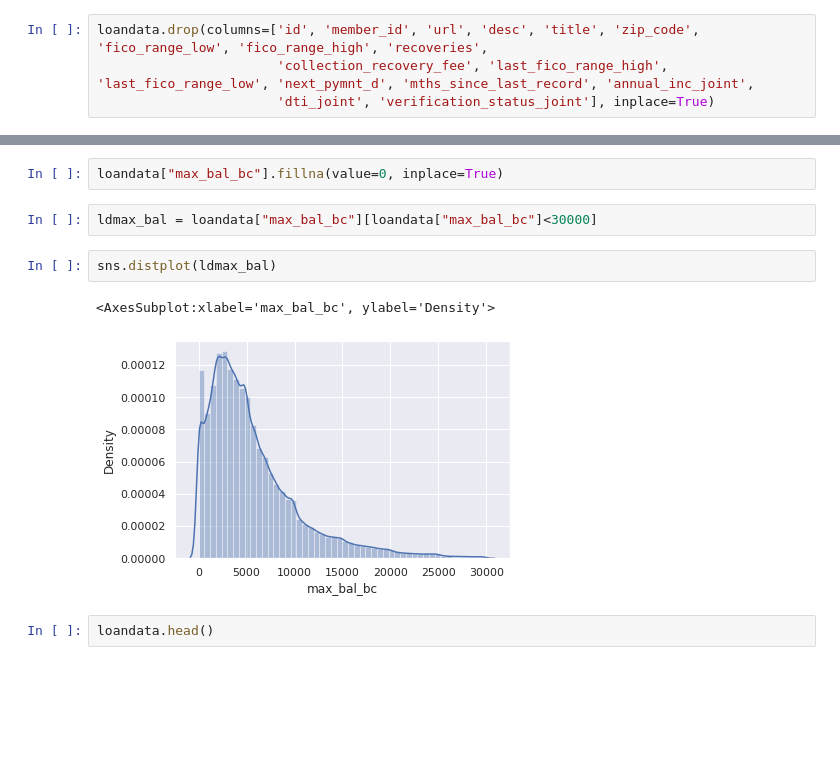
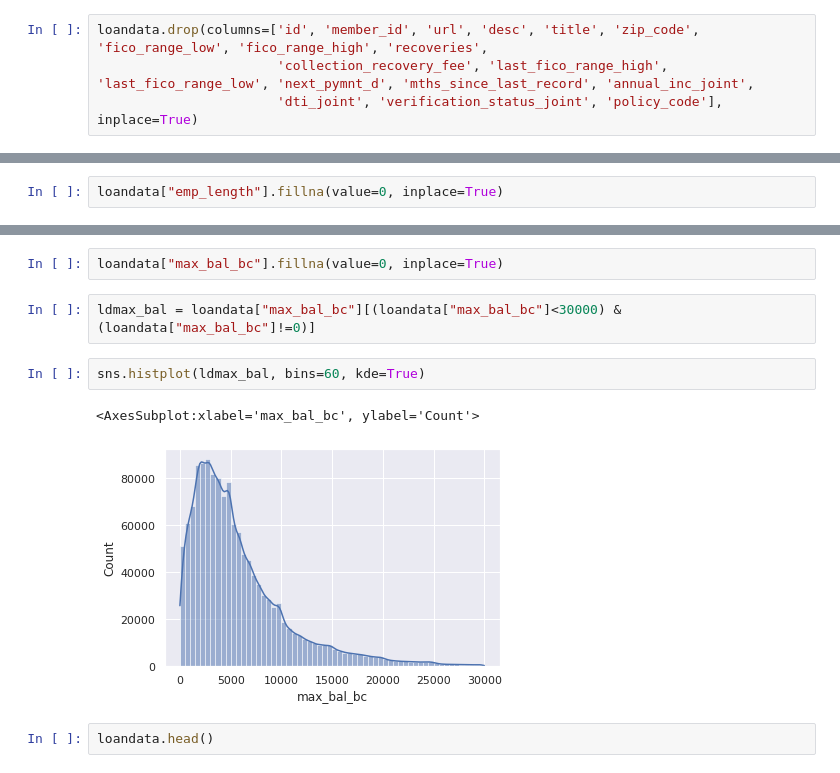
Before and after one commit to anshulsinghgehlot/CreditRiskModel_lendingclub, a Jupyter notebook: data-preprocess.ipynb, the cells around one changed output, grey strips where cells are left out. Cells and saved outputs as stored; diff of their text form; blank space fills up the shorter version.

```diff
--- a/data-preprocess.ipynb
+++ b/data-preprocess.ipynb
@@ -104,7 +104,7 @@ loandata.drop(loandata.columns.values[118: ], inplace=True, axis=1)
 # %%
 loandata.drop(columns=['id', 'member_id', 'url', 'desc', 'title', 'zip_code', 'fico_range_low', 'fico_range_high', 'recoveries',
                        'collection_recovery_fee', 'last_fico_range_high', 'last_fico_range_low', 'next_pymnt_d', 'mths_since_last_record', 'annual_inc_joint',
-                       'dti_joint', 'verification_status_joint'], inplace=True)
+                       'dti_joint', 'verification_status_joint', 'policy_code'], inplace=True)
 # %%
 loandata.isna().sum()
 # %% [output]
@@ -186,6 +186,8 @@ mapping_dict = {
 }
 
 loandata.replace(mapping_dict, inplace=True)
+# %%
+loandata["emp_length"].fillna(value=0, inplace=True)
 # %%
 def date_columns(df, column):
     today_date = pd.to_datetime('2021-09-18')
@@ -241,12 +243,12 @@ loandata["total_bal_il"].fillna(value=loandata["total_rec_prncp"], inplace=True)
 # %%
 loandata["max_bal_bc"].fillna(value=0, inplace=True)
 # %%
-ldmax_bal = loandata["max_bal_bc"][loandata["max_bal_bc"]<30000]
+ldmax_bal = loandata["max_bal_bc"][(loandata["max_bal_bc"]<30000) & (loandata["max_bal_bc"]!=0)]
-# %%
-sns.distplot(ldmax_bal)
-# %% [output]
-<AxesSubplot:xlabel='max_bal_bc', ylabel='Density'>
-[figure, removed]
+# %%
+sns.histplot(ldmax_bal, bins=60, kde=True)
+# %% [output]
+<AxesSubplot:xlabel='max_bal_bc', ylabel='Count'>
+[figure, added]
 # %%
 loandata.head()
 # %% [output]
```
Also changed, not shown: parts of 138 cells of this notebook.
